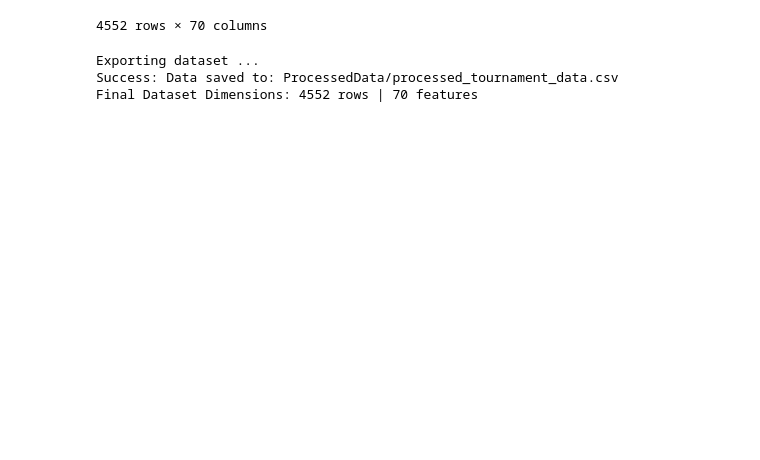
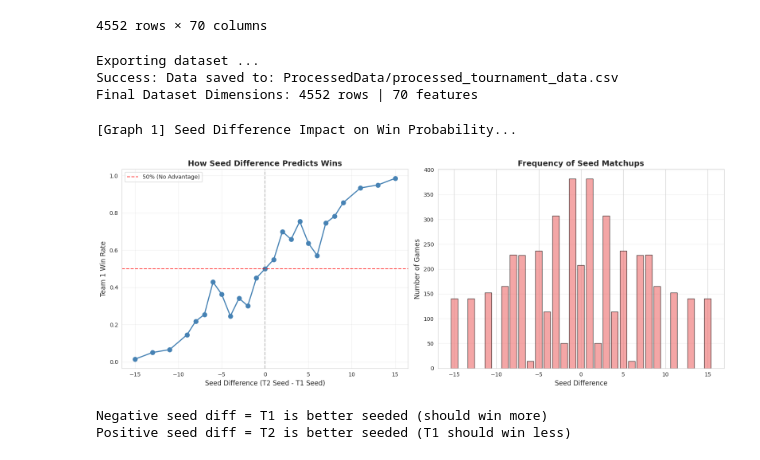
Before and after one commit to COMP3608-GROUP-9-PROJECT/COMP3608_PROJECT, a Jupyter notebook: DataPreProcessing.ipynb, the cells around one changed output. Drawn from its saved outputs; the diff is of its cells as text; code cells hidden in the pictures; blank space fills up the shorter version.

Commit message:
Seed Difference vs Win Rate Graph

```diff
--- a/DataPreProcessing.ipynb
+++ b/DataPreProcessing.ipynb
@@ -468,3 +468,55 @@ print(f"Final Dataset Dimensions: {tourneyData.shape[0]} rows | {tourneyData.sha
 Exporting dataset ...
 Success: Data saved to: ProcessedData/processed_tournament_data.csv
 Final Dataset Dimensions: 4552 rows | 70 features
+# %%
+# Data Analysis Artifacts (Validate Features)
+import matplotlib.pyplot as plt
+import seaborn as sns
+
+# Set visual style
+sns.set_style("whitegrid")
+plt.rcParams['figure.figsize'] = (14, 6)
+# %%
+# Seed Difference vs Win Rate
+print("[Graph 1] Seed Difference Impact on Win Probability...")
+
+# Calculate win rate by seed difference
+seed_impact = tourneyData.groupby('SeedDifference').agg({
+    'Win': ['mean', 'count']
+}).reset_index()
+seed_impact.columns = ['SeedDifference', 'WinRate', 'GameCount']
+
+# Filter out rare matchups (< 10 games)
+seed_impact = seed_impact[seed_impact['GameCount'] >= 10]
+
+fig, (ax1, ax2) = plt.subplots(1, 2, figsize=(16, 6))
+
+# Plot 1a: Win Rate by Seed Difference
+ax1.plot(seed_impact['SeedDifference'], seed_impact['WinRate'],
+         marker='o', linewidth=2, markersize=8, color='steelblue')
+ax1.axhline(y=0.5, color='red', linestyle='--', alpha=0.7, label='50% (No Advantage)')
+ax1.axvline(x=0, color='gray', linestyle='--', alpha=0.5)
+ax1.set_xlabel('Seed Difference (T2 Seed - T1 Seed)', fontsize=12)
+ax1.set_ylabel('Team 1 Win Rate', fontsize=12)
+ax1.set_title('How Seed Difference Predicts Wins', fontsize=14, fontweight='bold')
+ax1.legend()
+ax1.grid(alpha=0.3)
+
+# Plot 1b: Distribution of Seed Matchups
+ax2.bar(seed_impact['SeedDifference'], seed_impact['GameCount'],
+        color='lightcoral', edgecolor='black', alpha=0.7)
+ax2.set_xlabel('Seed Difference', fontsize=12)
+ax2.set_ylabel('Number of Games', fontsize=12)
+ax2.set_title('Frequency of Seed Matchups', fontsize=14, fontweight='bold')
+ax2.grid(alpha=0.3, axis='y')
+
+plt.tight_layout()
+plt.show()
+
+print(f"Negative seed diff = T1 is better seeded (should win more)")
+print(f"Positive seed diff = T2 is better seeded (T1 should win less)\n")
+# %% [output]
+[Graph 1] Seed Difference Impact on Win Probability...
+[figure, added]
+Negative seed diff = T1 is better seeded (should win more)
+Positive seed diff = T2 is better seeded (T1 should win less)
```
